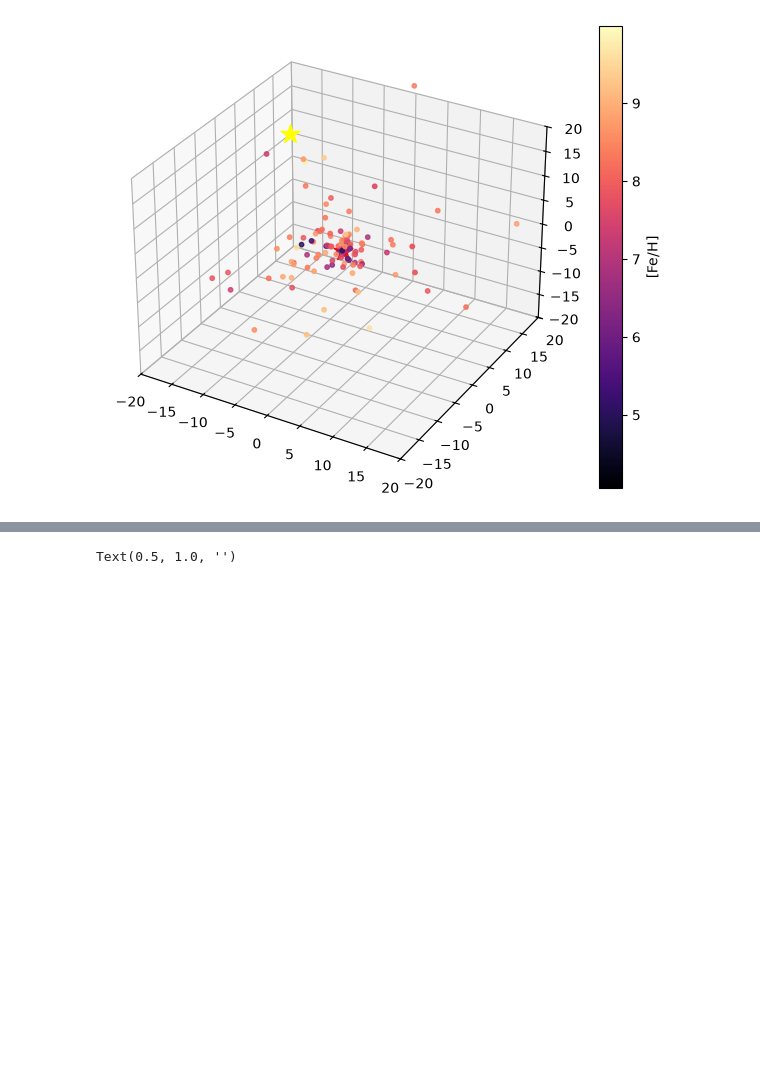
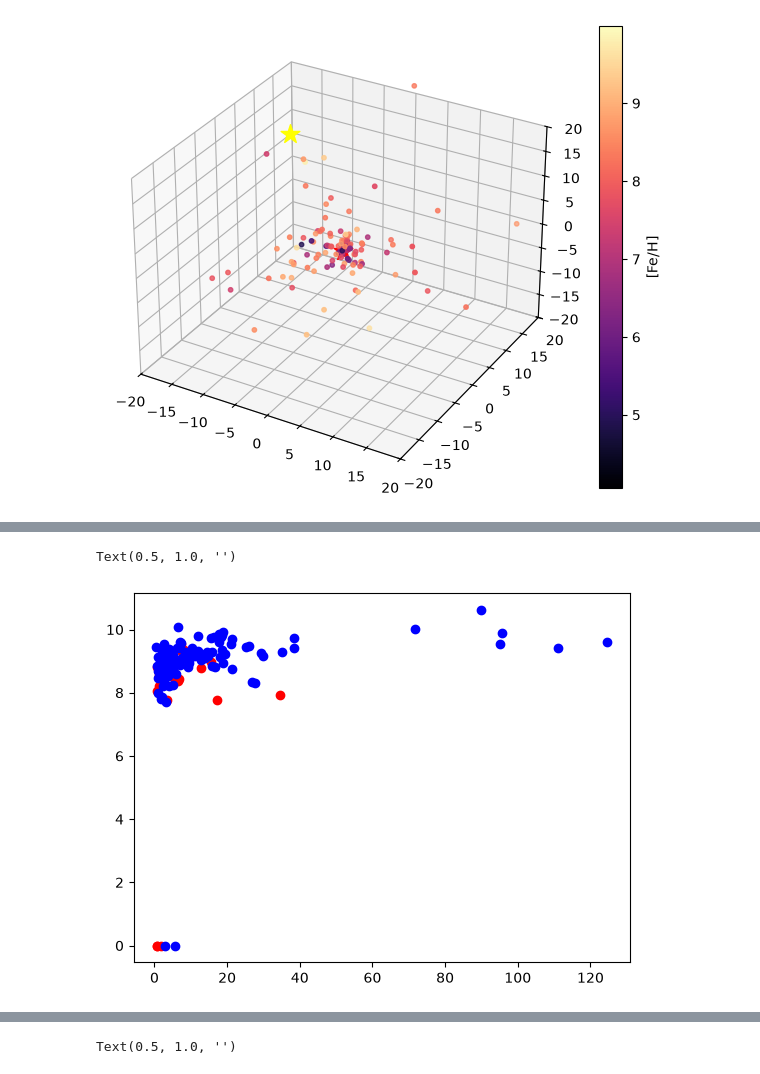
Before and after one commit to eddikebrygger/PHYS3116---Project, a Jupyter notebook: Ben_Tests.ipynb, the cells around one changed output, grey strips where cells are left out. Saved outputs shown, nothing was run; the diff lists cells and outputs as text; code cells hidden in the pictures; blank space fills up the shorter version.

```diff
--- a/Ben_Tests.ipynb
+++ b/Ben_Tests.ipynb
@@ -281,12 +316,17 @@ plt.show()
 # %%
-mask2 = mtlc <-0.8
-mask1 = mtlc >=-0.8
+mask_num = -0.8
+
+mask2 = mtlc < mask_num
+mask1 = mtlc >= mask_num
 plt.figure()
 plt.scatter(R_gc[mask1], log_th[mask1], color='r', label='R_gc >= 10 kpc')
 plt.scatter(R_gc[mask2], log_th[mask2], color='b', label='R_gc < 10 kpc')
 plt.xlabel('')
 plt.ylabel('')
 plt.title('')
+# %% [output]
+Text(0.5, 1.0, '')
+[figure, added]
 # %%
 plt.figure()
 plt.scatter(R_gc, v_r, c=mtlc, cmap='magma')
```
Also changed, not shown: parts of 19 cells of this notebook, 4 other files.
